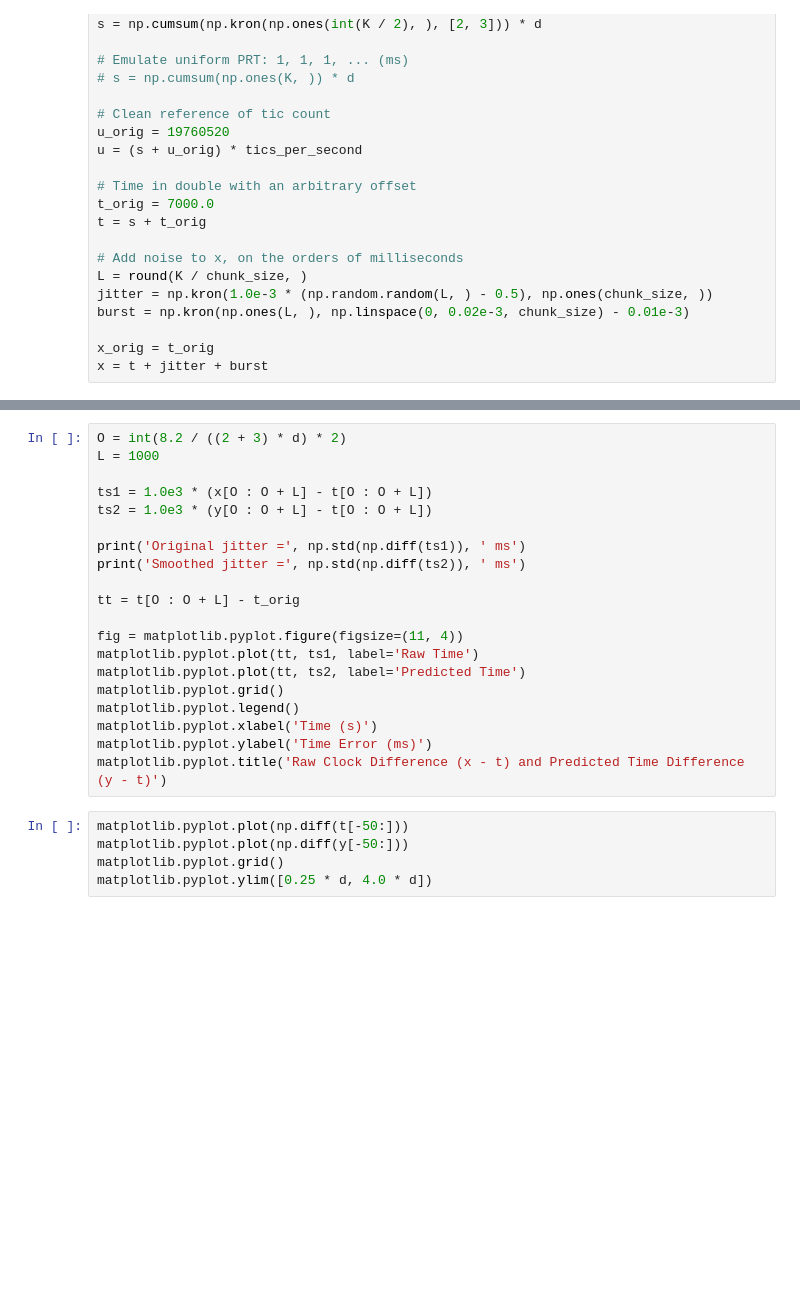
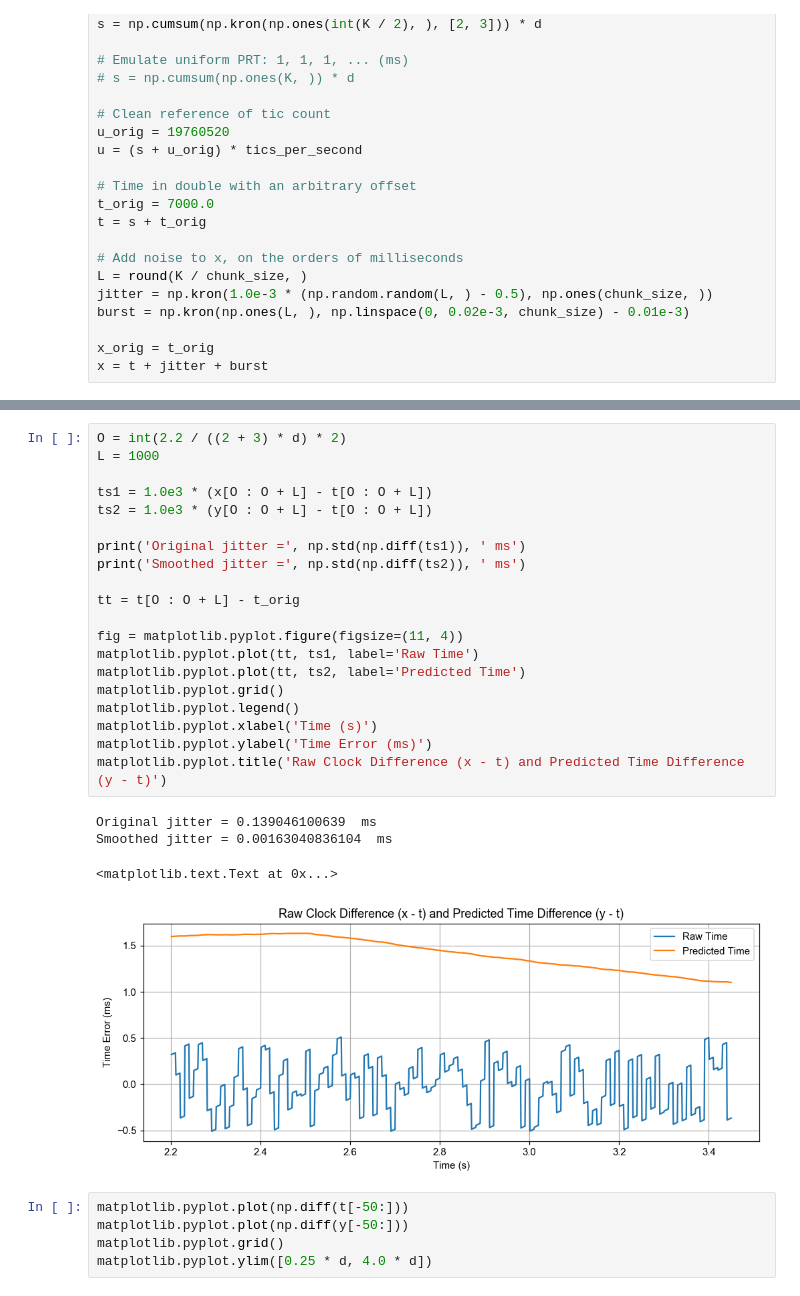
Before and after one commit to OURadar/RadarKit, a Jupyter notebook: python/RKClock.ipynb, the cells around one changed output, grey strips where cells are left out. Cells and saved outputs as stored; diff of their text form; blank space fills up the shorter version.

```diff
--- a/python/RKClock.ipynb
+++ b/python/RKClock.ipynb
@@ -134,23 +141,28 @@ fig = showChart(y, h_x0, h_u0, h_dx)
 # %%
-O = int(8.2 / ((2 + 3) * d) * 2)
+O = int(2.2 / ((2 + 3) * d) * 2)
 L = 1000
 
 ts1 = 1.0e3 * (x[O : O + L] - t[O : O + L])
 ts2 = 1.0e3 * (y[O : O + L] - t[O : O + L])
 
 print('Original jitter =', np.std(np.diff(ts1)), ' ms')
 print('Smoothed jitter =', np.std(np.diff(ts2)), ' ms')
 
 tt = t[O : O + L] - t_orig
 
 fig = matplotlib.pyplot.figure(figsize=(11, 4))
 matplotlib.pyplot.plot(tt, ts1, label='Raw Time')
 matplotlib.pyplot.plot(tt, ts2, label='Predicted Time')
 matplotlib.pyplot.grid()
 matplotlib.pyplot.legend()
 matplotlib.pyplot.xlabel('Time (s)')
 matplotlib.pyplot.ylabel('Time Error (ms)')
 matplotlib.pyplot.title('Raw Clock Difference (x - t) and Predicted Time Difference (y - t)')
+# %% [output]
+Original jitter = 0.139046100639  ms
+Smoothed jitter = 0.00163040836104  ms
+<matplotlib.text.Text at 0x...>
+[figure, added]
 # %%
 matplotlib.pyplot.plot(np.diff(t[-50:]))
 matplotlib.pyplot.plot(np.diff(y[-50:]))
```
Also changed, not shown: parts of 3 cells of this notebook, 2 other files.
